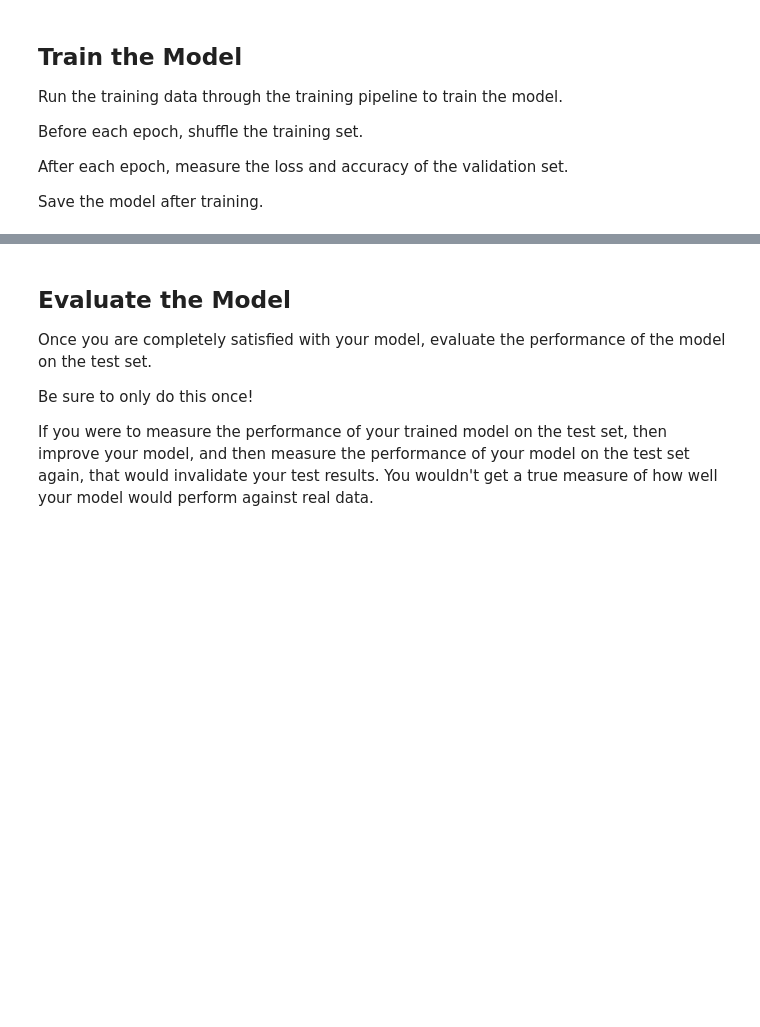
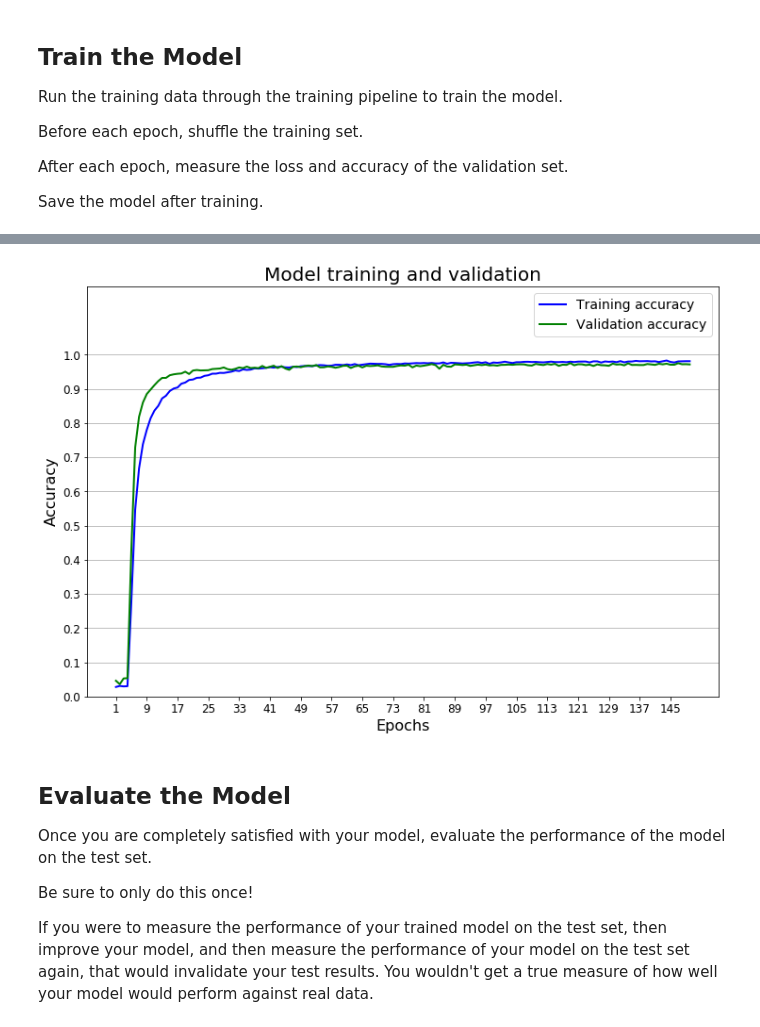
Before and after one commit to juandarr/German-traffic-sign-classifier, a Jupyter notebook: Traffic_Sign_Classifier.ipynb, the cells around one changed output, grey strips where cells are left out. Cells and saved outputs as stored; diff of their text form; code cells hidden in the pictures; blank space fills up the shorter version.

```diff
--- a/Traffic_Sign_Classifier.ipynb
+++ b/Traffic_Sign_Classifier.ipynb
@@ -551,9 +511,9 @@ import pickle
 import tensorflow as tf
 from sklearn.utils import shuffle
 
-training_file_aug_pp = "../data/train_aug_pp.p"
-validation_file_pp = "../data/valid_pp.p"
-testing_file_pp = "../data/test_pp.p"
+training_file_aug_pp = "data/train_aug_pp.p"
+validation_file_pp = "data/valid_pp.p"
+testing_file_pp = "data/test_pp.p"
 
 with open(training_file_aug_pp, mode='rb') as f:
     train_pp = pickle.load(f)
@@ -634,7 +594,7 @@ from tensorflow.contrib.layers import flatten
 
 tf.reset_default_graph()
 
-EPOCHS = 100
+EPOCHS = 150
 BATCH_SIZE = 128
 keep_prob1 = 0.7
 keep_prob2 = 0.5
@@ -647,13 +607,6 @@ sigma = 0.1
 ### Define your architecture here.
 ### Feel free to use as many code cells as needed.
 # Store layers weight & bias
-'''
-6,16,400,120,84,n_classes
-16,32,800,800,200,n_classes
-32,64,1600,1000,500,n_classes - 92
-32,64,128,3200,1000,500,n_classes - now - bad result
-32,64,1600,500,200,n_classes - next
-'''
 weights = {
     'wc1': tf.Variable(tf.random_normal([3, 3, input_size, 32], mean = mu, stddev = sigma)),
     'wc2': tf.Variable(tf.random_normal([3, 3, 32, 64], mean = mu, stddev = sigma)),
@@ -794,6 +746,7 @@ After each epoch, measure the loss and accuracy of the validation set.
 Save the model after training.
 # %%
 import matplotlib.pyplot as plt
+import numpy as np
 %matplotlib notebook
 #import numpy as np
 #import matplotlib.pyplot as plt
@@ -831,7 +784,7 @@ with tf.Session() as sess:
         validation.append(validation_accuracy)
         x_vals = np.linspace(1, len(training), len(training))
         ax.clear()
-        lines = ax.plot(x_vals, training,'b-', x_vals, validation, 'g-', linewidth=2)
+        ax.plot(x_vals, training,'b-', x_vals, validation, 'g-', linewidth=2)
 
         ax.legend(('Training accuracy', 'Validation accuracy'),
                    loc='upper right')
@@ -845,7 +798,7 @@ with tf.Session() as sess:
         step_sample = len(training)//20 + 1
         ax.set_xticks(np.arange(1, len(training)+1, step=step_sample))
 
-        ax.grid(b=True, axis ='x')
+        ax.grid(b=True, axis ='y')
 
         fig.canvas.draw()
 
@@ -876,3 +828,27 @@ KeyboardInterrupt:
+# %%
+fig = plt.figure(figsize=(12,8))
+ax = fig.add_subplot(111)
+
+ax.plot(x_vals, training,'b-', x_vals, validation, 'g-', linewidth=2)
+
+ax.legend(('Training accuracy', 'Validation accuracy'),
+           loc='upper right', fontsize=14)
+
+ax.set_xlabel('Epochs', fontsize=16)
+ax.set_ylabel('Accuracy', fontsize=16)
+ax.set_title('Model training and validation', fontsize=20)
+
+
+ax.set_ylim(0,1.2)
+ax.set_yticks(np.arange(0,1.1, step=0.1))
+step_sample = len(training)//20 + 1
+ax.set_xticks(np.arange(1, len(training)+1, step=step_sample))
+ax.tick_params(labelsize=12)
+ax.grid(b=True, axis ='y')
+
+fig.show()
+# %% [output]
+[figure, added]
 # %% [markdown]
 ## Evaluate the Model
 Once you are completely satisfied with your model, evaluate the performance of the model on the test set.
```
Also changed, not shown: parts of 25 cells of this notebook, 3 other files.
